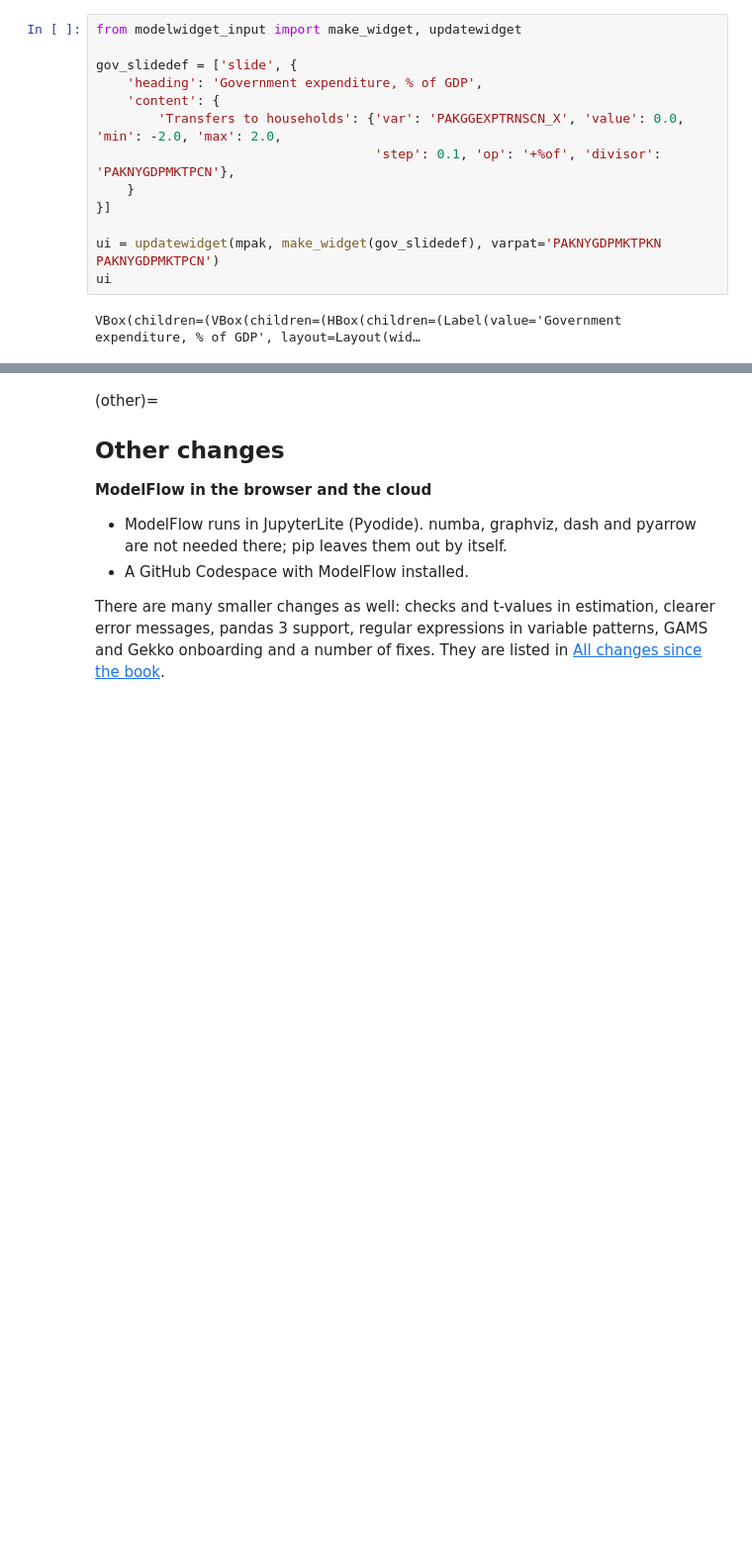
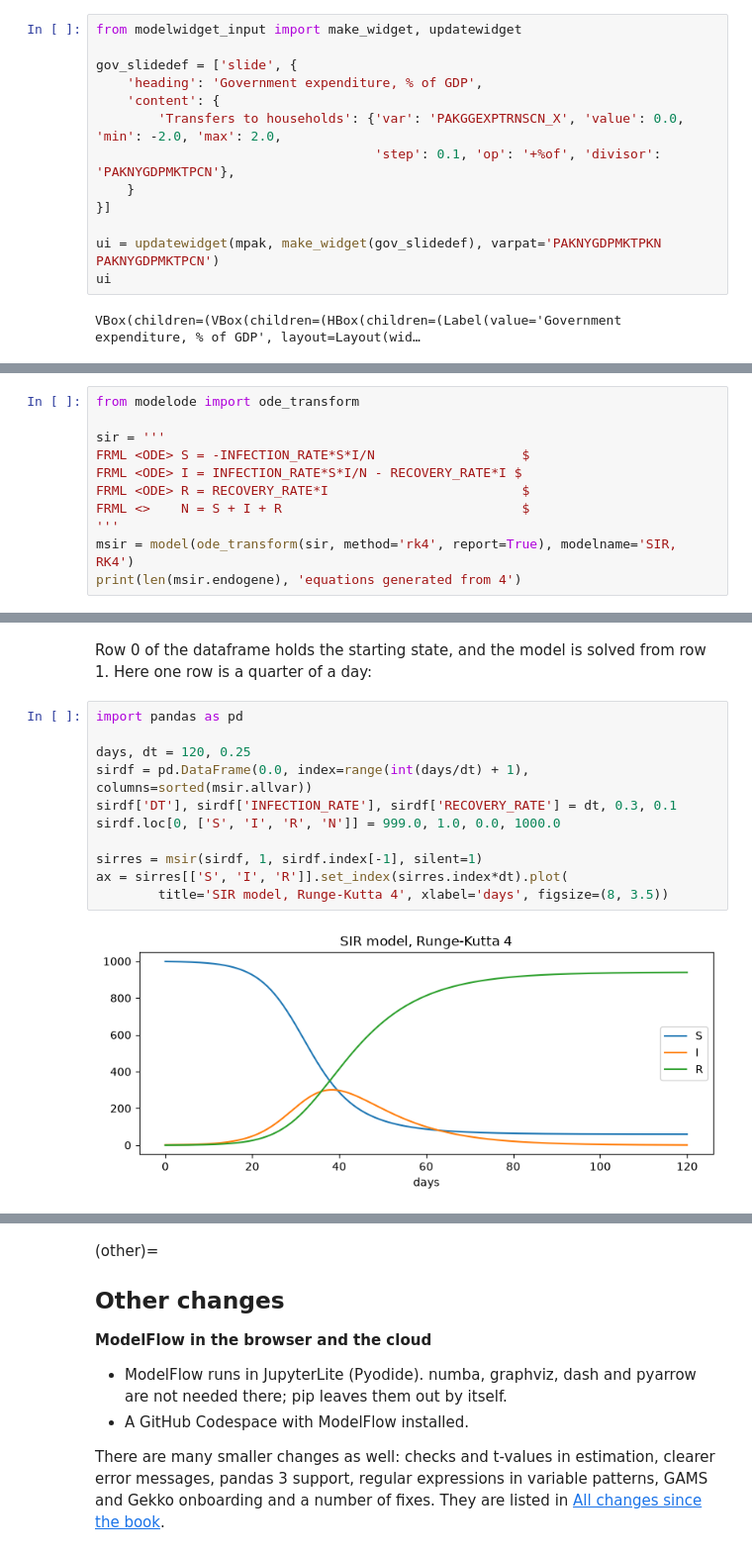
Before and after one commit to IbHansen/updates, a Jupyter notebook: whats_new.ipynb, the cells around one changed output, grey strips where cells are left out. Shown at 99% size. Drawn from its saved outputs; the diff is of its cells as text; blank space fills up the shorter version.

```diff
--- a/whats_new.ipynb
+++ b/whats_new.ipynb
@@ -433,0 +504,11 @@ VBox(children=(VBox(children=(HBox(children=(Label(value='Government expenditure
+# %%
+from modelode import ode_transform
+
+sir = '''
+FRML <ODE> S = -INFECTION_RATE*S*I/N                   $
+FRML <ODE> I = INFECTION_RATE*S*I/N - RECOVERY_RATE*I $
+FRML <ODE> R = RECOVERY_RATE*I                         $
+FRML <>    N = S + I + R                               $
+'''
+msir = model(ode_transform(sir, method='rk4', report=True), modelname='SIR, RK4')
+print(len(msir.endogene), 'equations generated from 4')
@@ -433,0 +524,16 @@ VBox(children=(VBox(children=(HBox(children=(Label(value='Government expenditure
+# %% [markdown]
+Row 0 of the dataframe holds the starting state, and the model is solved
+from row 1. Here one row is a quarter of a day:
+# %%
+import pandas as pd
+
+days, dt = 120, 0.25
+sirdf = pd.DataFrame(0.0, index=range(int(days/dt) + 1), columns=sorted(msir.allvar))
+sirdf['DT'], sirdf['INFECTION_RATE'], sirdf['RECOVERY_RATE'] = dt, 0.3, 0.1
+sirdf.loc[0, ['S', 'I', 'R', 'N']] = 999.0, 1.0, 0.0, 1000.0
+
+sirres = msir(sirdf, 1, sirdf.index[-1], silent=1)
+ax = sirres[['S', 'I', 'R']].set_index(sirres.index*dt).plot(
+        title='SIR model, Runge-Kutta 4', xlabel='days', figsize=(8, 3.5))
+# %% [output]
+[figure, added]
```
Also changed, not shown: parts of 25 cells of this notebook, 1 other file.
